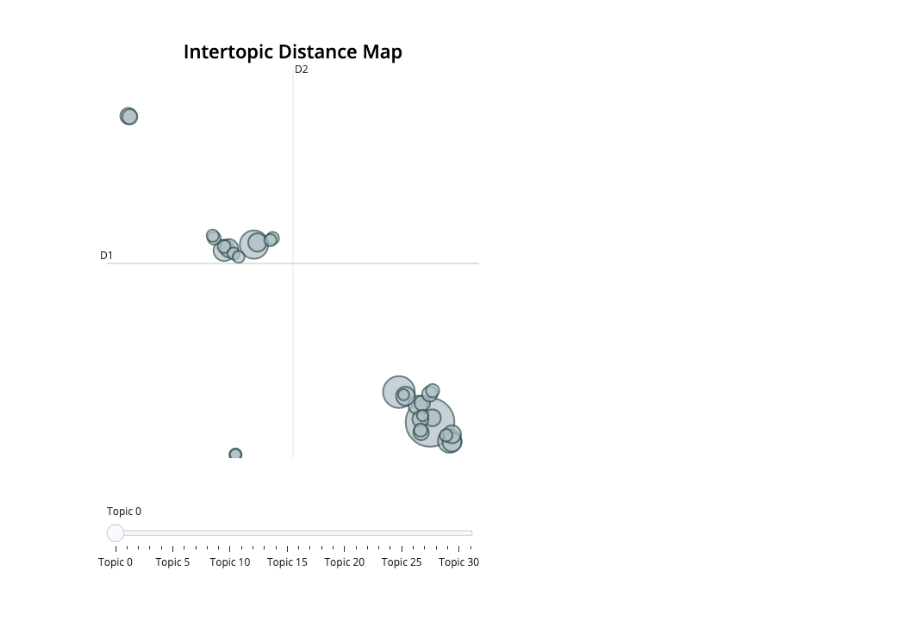
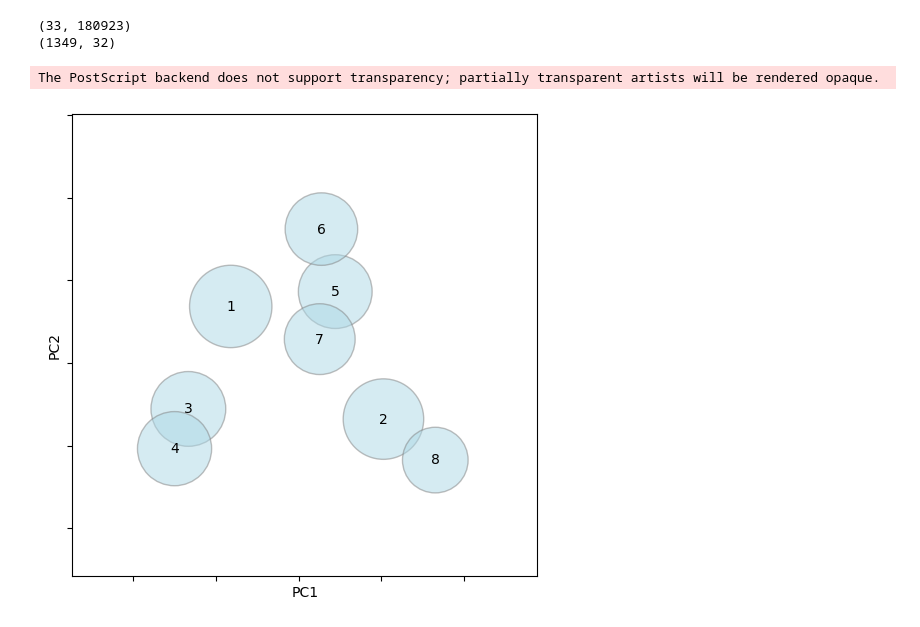
Before and after one commit to michaelpginn/latin-dynamic-topic-modeling, a Jupyter notebook: BERTopic.ipynb, the cells around one changed output. Cells and saved outputs as stored; diff of their text form; code cells hidden in the pictures.

```diff
--- a/BERTopic.ipynb
+++ b/BERTopic.ipynb
@@ -123,5 +142,27 @@ topic_model.get_document_info(tokenized_documents)
 # %%
 # Visualize topics (without time)
-topic_model.visualize_topics()
+import pyLDAvis
+import numpy as np
+
+print(topic_model.c_tf_idf_.toarray().shape)
+print(probs.shape)
+
+scaled_probs = probs[:,:8]
+scaled_probs = scaled_probs / scaled_probs.sum(axis=1)[:, np.newaxis]
+
+doc_lengths = [len(doc.split()) for doc in tokenized_documents]
+vocab = vectorizer.get_feature_names_out()
+term_freqs = np.sum(vectorizer.transform(tokenized_documents).toarray(), axis=0)
+
+vis_data = pyLDAvis.prepare(
+    topic_term_dists=topic_model.c_tf_idf_.toarray()[1:9,:],
+    doc_topic_dists=scaled_probs,
+    doc_lengths=doc_lengths,
+    vocab=vocab,
+    term_frequency=term_freqs
+)
+pyLDAvis.display(vis_data)
+pyLDAvis.save_json(vis_data, './results/BERTopic/bertintertopic.json')
 # %% [output]
-[figure, removed]
+(33, 180923)
+(1349, 32)
@@ -131,2 +169,9 @@ topic_model.visualize_hierarchy()
+# %%
+from src.convert_ldavis_to_pyplot import convert_ldavis_to_pyplot
+
+convert_ldavis_to_pyplot('./results/BERTopic/bertintertopic.json', './results/BERTopic/bert_intertopic.eps')
+# %% [output]
+The PostScript backend does not support transparency; partially transparent artists will be rendered opaque.
+[figure, added]
 # %%
 # Fit the dynamic topic model, breaking dates into 20 bins
```
Also changed, not shown: parts of 13 cells of this notebook, 19 other files.
